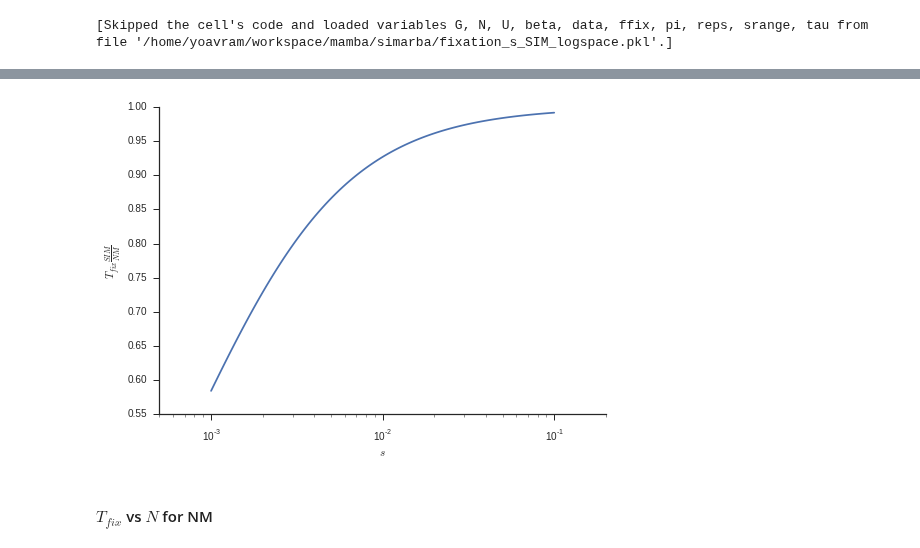
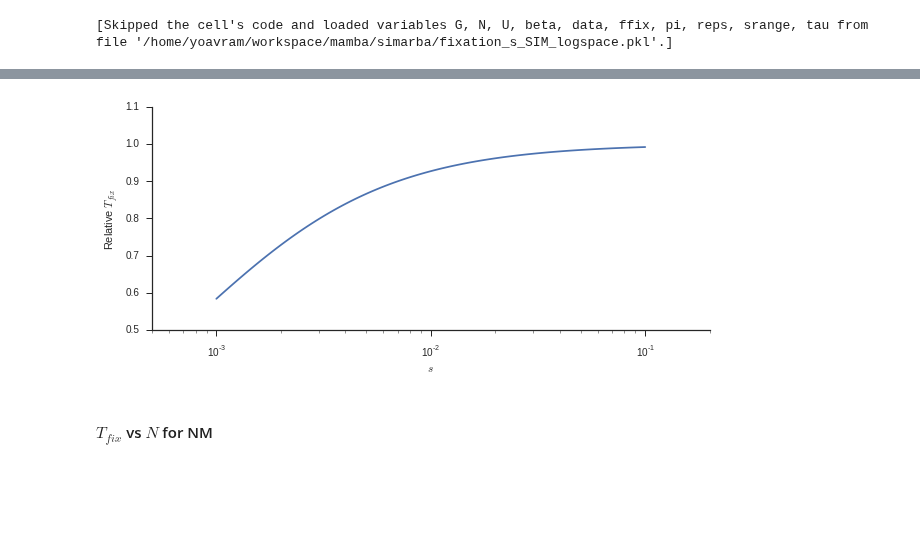
Before and after one commit to yoavram/mamba, a Jupyter notebook: simarba/adaptation model.ipynb, the cells around one changed output, grey strips where cells are left out. Drawn from its saved outputs; the diff is of its cells as text; code cells hidden in the pictures; blank space fills up the shorter version.

```diff
--- a/simarba/adaptation model.ipynb
+++ b/simarba/adaptation model.ipynb
@@ -976,12 +1004,14 @@ sns.despine();
 # %%
 plot(srange, y2/y1)
+
 xscale('log')
 xlabel('$s$')
-ylabel(r'$T_{fix} \frac{SIM}{NM}$ ')
+ylabel('Relative $T_{fix}$ ')
 xlim(min(srange)/2, max(srange)*2)
+ylim(0.5,1.1)
 sns.despine()
 # %% [output]
-[figure, old version]
+[figure, new version]
 # %% [markdown]
 #### $T_{fix}$ vs $N$ for NM
 # %%
```
Also changed, not shown: parts of 12 cells of this notebook.
